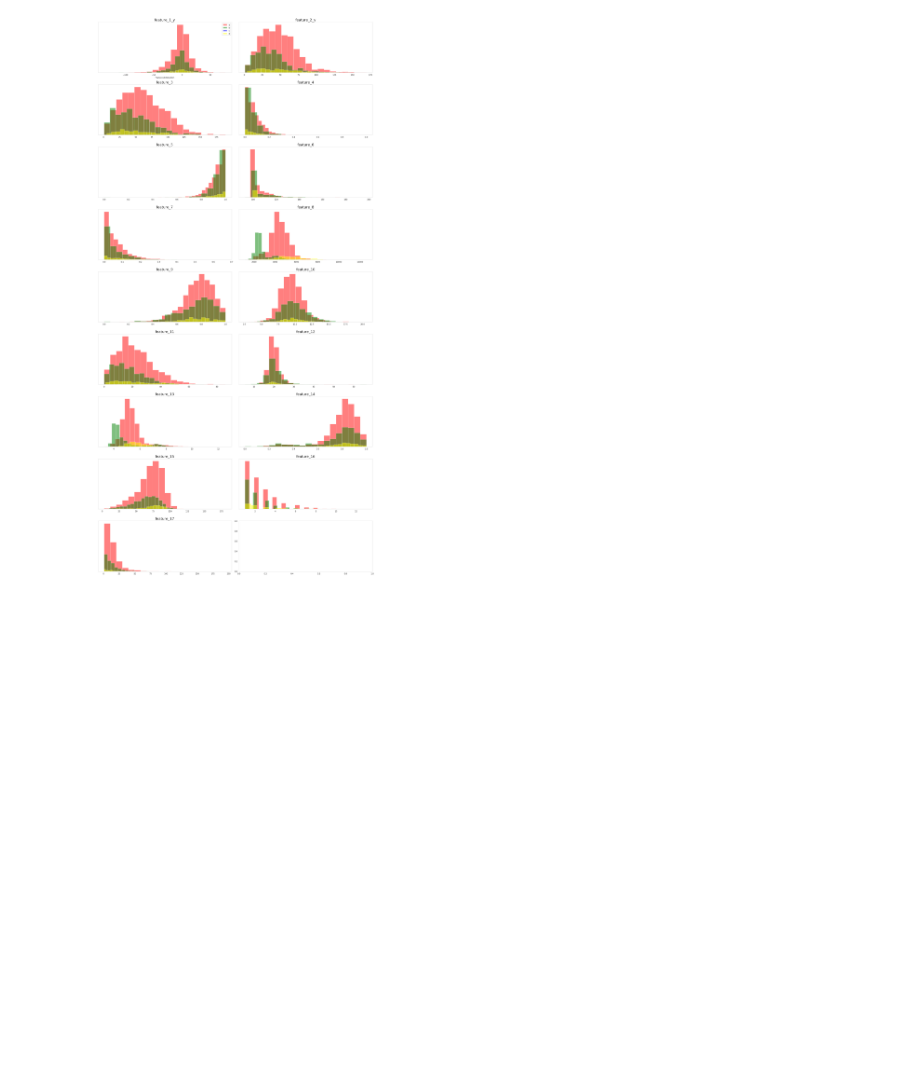
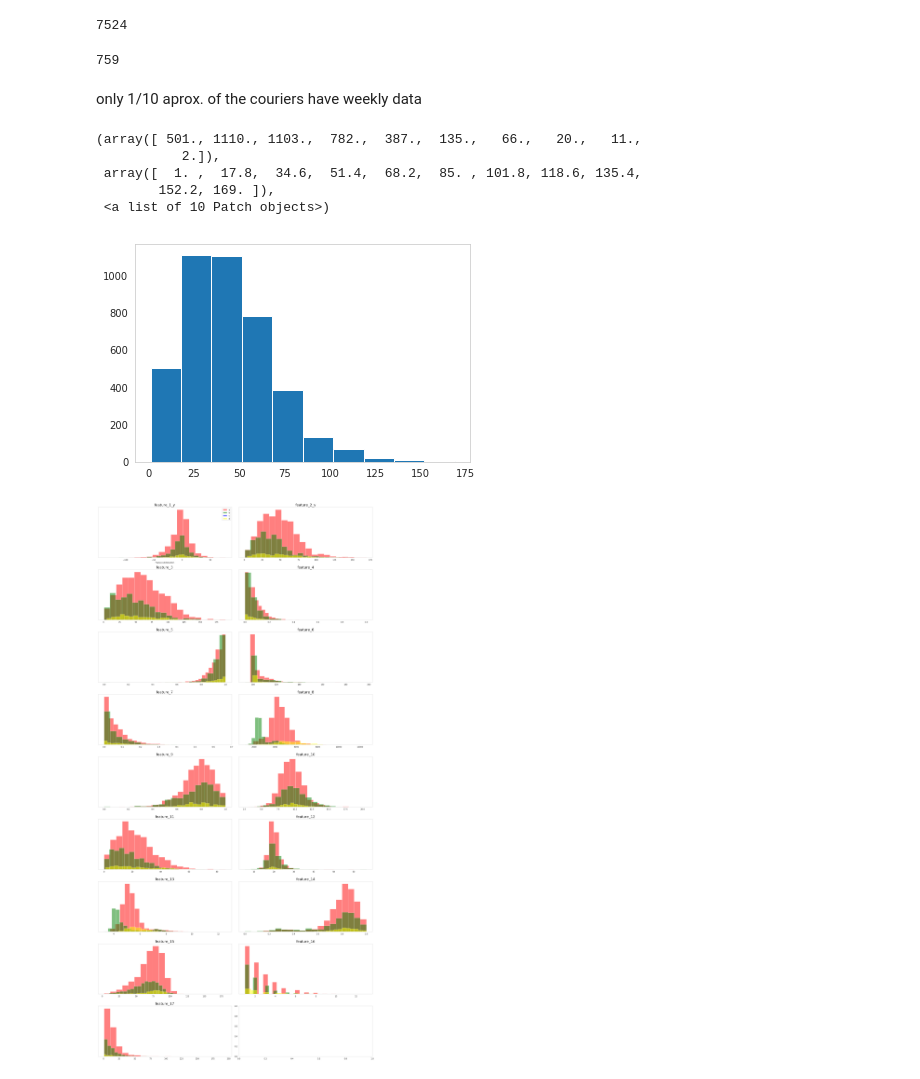
Before and after one commit to vitalv/courier, a Jupyter notebook: courier.ipynb, the cells around one changed output. Saved outputs shown, nothing was run; the diff lists cells and outputs as text; code cells hidden in the pictures; blank space fills up the shorter version.

```diff
--- a/courier.ipynb
+++ b/courier.ipynb
@@ -10,0 +11,19 @@ merge = pd.merge(lifetime, weekly, on='courier', how='left') #.to_csv('merge.csv
+# %%
+len(set(list(lifetime.courier)))
+# %% [output]
+7524
+# %%
+len(set(list(weekly.courier)))
+# %% [output]
+759
+# %% [markdown]
+only 1/10 aprox. of the couriers have weekly data
+# %%
+plt.hist(weekly.feature_2)
+# %% [output]
+(array([ 501., 1110., 1103.,  782.,  387.,  135.,   66.,   20.,   11.,
+           2.]),
+ array([  1. ,  17.8,  34.6,  51.4,  68.2,  85. , 101.8, 118.6, 135.4,
+        152.2, 169. ]),
+ <a list of 10 Patch objects>)
+[figure, added]
```
Also changed, not shown: parts of 15 cells of this notebook, 3 other files.
